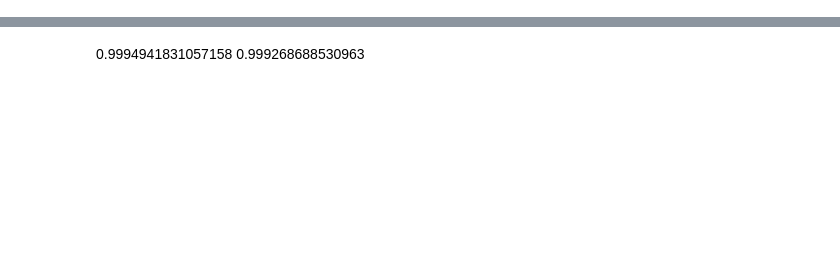
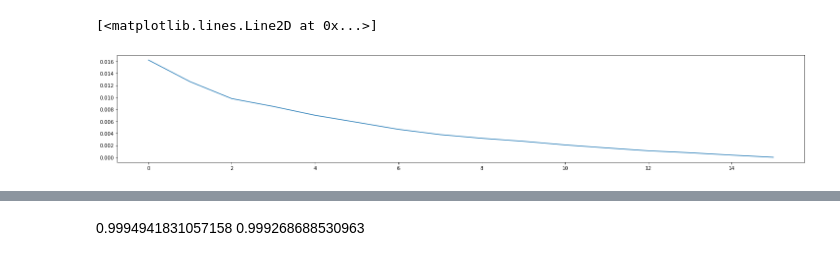
Before and after one commit to KirillRuSS/IDAO-2021-Kirill, a Jupyter notebook: new_features.ipynb, the cells around one changed output, grey strips where cells are left out. Saved outputs shown, nothing was run; the diff lists cells and outputs as text; code cells hidden in the pictures; blank space fills up the shorter version.

```diff
--- a/new_features.ipynb
+++ b/new_features.ipynb
@@ -248,3 +216,11 @@ df['error_t0e10'] = Parallel(n_jobs=c.NUM_CORES)(delayed(mean_absolute_error)(me
+# %%
+mean_hist_matrix = np.mean(df[(df.t==1)&(df.e==1)]['hist_matrix'])
+a=df[(df.t==1)&(df.e==1)]['hist_matrix'].map(lambda hist_matrix: mean_absolute_error(np.transpose(mean_hist_matrix, (1, 0)), np.transpose(hist_matrix, (1, 0)), multioutput='raw_values') )
+# %%
+plt.plot(np.std(np.array(a.to_list()), axis=0))
+# %% [output]
+[<matplotlib.lines.Line2D at 0x...>]
+[figure, added]
 # %%
 df
 # %% [output]
```
Also changed, not shown: parts of 86 cells of this notebook, 2 other files.
